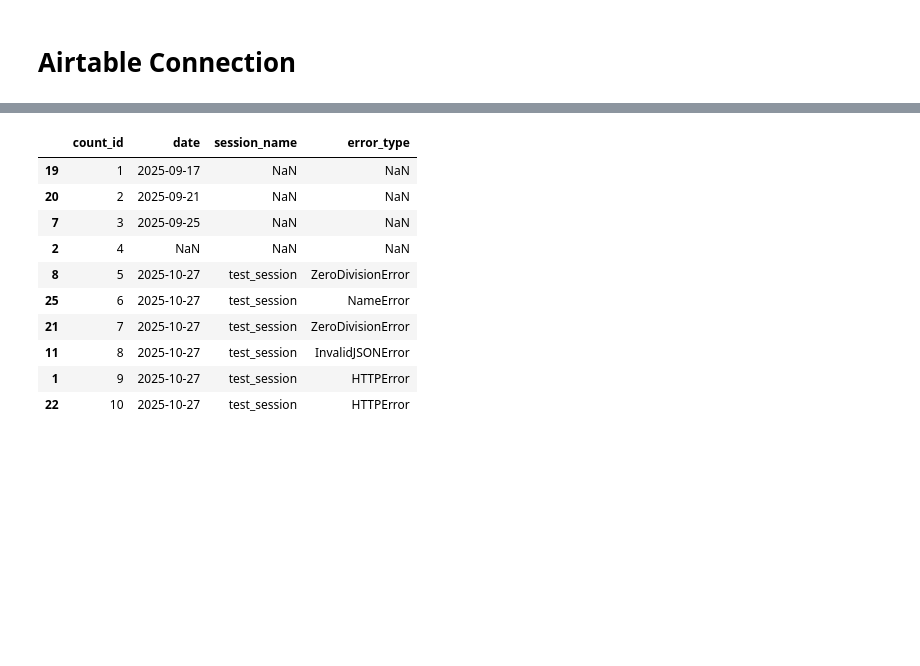
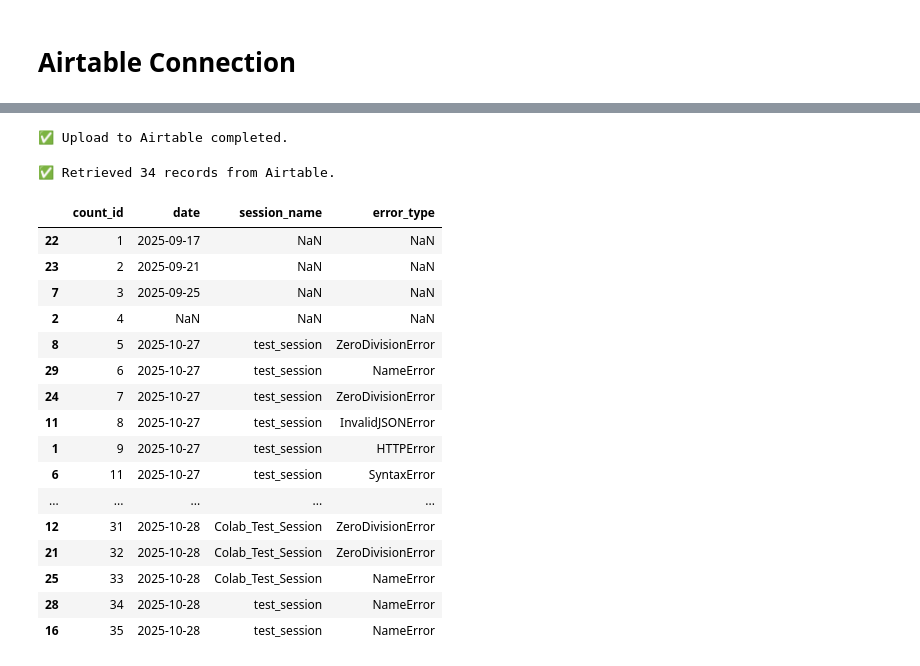
Before and after one commit to darknet-doll/colab_error_logger, a Jupyter notebook: Sample_Notebook_Impact_Logger.ipynb, the cells around one changed output, grey strips where cells are left out. Drawn from its saved outputs; the diff is of its cells as text; code cells hidden in the pictures; blank space fills up the shorter version.

```diff
--- a/Sample_Notebook_Impact_Logger.ipynb
+++ b/Sample_Notebook_Impact_Logger.ipynb
@@ -7,17 +7,13 @@
 # Ensure error_logs.db is not in current runtime.
 !pip install git+https://github.com/darknet-doll/colab_error_logger.git --upgrade
 from colab_error_logger import start_logger
+from colab_error_logger.airtable_sync import write_airtable, read_airtable
 
 # Import python packagess.
 import sqlite3, pandas as pd
 
-# Airtable dependencies
-!pip install pyairtable pandas
-# Airtable packagess
-from pyairtable import Table
-
 # Credentials
 from google.colab import userdata
 AIRTABLE_TOKEN = userdata.get("AIRTABLE_TOKEN")
-BASE_ID = userdata.get("AIRTABLE_BASE_ID")
+AIRTABLE_BASE_ID = userdata.get("AIRTABLE_BASE_ID")
 TABLE_NAME = "Errors"
@@ -68,19 +60,0 @@ Successfully installed inflection-0.5.1 pyairtable-3.2.0
-# %%
-# Read records from table.
-records = table.all()
-
-# Convert to DataFrame
-airtable_error_df = pd.DataFrame([r["fields"] for r in records])
-airtable_error_df.sort_values('count_id').head(10) # Sort table & view top 10.
-# %% [output]
-|  | count_id | date | session_name | error_type |
-| 19 | 1 | 2025-09-17 | NaN | NaN |
-| 20 | 2 | 2025-09-21 | NaN | NaN |
-| 7 | 3 | 2025-09-25 | NaN | NaN |
-| 2 | 4 | NaN | NaN | NaN |
-| 8 | 5 | 2025-10-27 | test_session | ZeroDivisionError |
-| 25 | 6 | 2025-10-27 | test_session | NameError |
-| 21 | 7 | 2025-10-27 | test_session | ZeroDivisionError |
-| 11 | 8 | 2025-10-27 | test_session | InvalidJSONError |
-| 1 | 9 | 2025-10-27 | test_session | HTTPError |
-| 22 | 10 | 2025-10-27 | test_session | HTTPError |
@@ -91,0 +61,32 @@ for _, row in session_log_df.iloc[:, 1:].iterrows():
+# %%
+# Write session_log_df to airtable.
+write_airtable(session_log_df,
+               airtable_token=AIRTABLE_TOKEN,
+               base_id=AIRTABLE_BASE_ID
+               )
+# %% [output]
+✅ Upload to Airtable completed.
+# %%
+# Read records from table.
+df_from_airtable = read_airtable(airtable_token=AIRTABLE_TOKEN,
+                   base_id=AIRTABLE_BASE_ID)
+df_from_airtable.sort_values(by='count_id')
+# %% [output]
+✅ Retrieved 34 records from Airtable.
+|  | count_id | date | session_name | error_type |
+| 22 | 1 | 2025-09-17 | NaN | NaN |
+| 23 | 2 | 2025-09-21 | NaN | NaN |
+| 7 | 3 | 2025-09-25 | NaN | NaN |
+| 2 | 4 | NaN | NaN | NaN |
+| 8 | 5 | 2025-10-27 | test_session | ZeroDivisionError |
+| 29 | 6 | 2025-10-27 | test_session | NameError |
+| 24 | 7 | 2025-10-27 | test_session | ZeroDivisionError |
+| 11 | 8 | 2025-10-27 | test_session | InvalidJSONError |
+| 1 | 9 | 2025-10-27 | test_session | HTTPError |
+| 6 | 11 | 2025-10-27 | test_session | SyntaxError |
+| ... | ... | ... | ... | ... |
+| 12 | 31 | 2025-10-28 | Colab_Test_Session | ZeroDivisionError |
+| 21 | 32 | 2025-10-28 | Colab_Test_Session | ZeroDivisionError |
+| 25 | 33 | 2025-10-28 | Colab_Test_Session | NameError |
+| 28 | 34 | 2025-10-28 | test_session | NameError |
+| 16 | 35 | 2025-10-28 | test_session | NameError |
```
Also changed, not shown: parts of 4 cells of this notebook.
